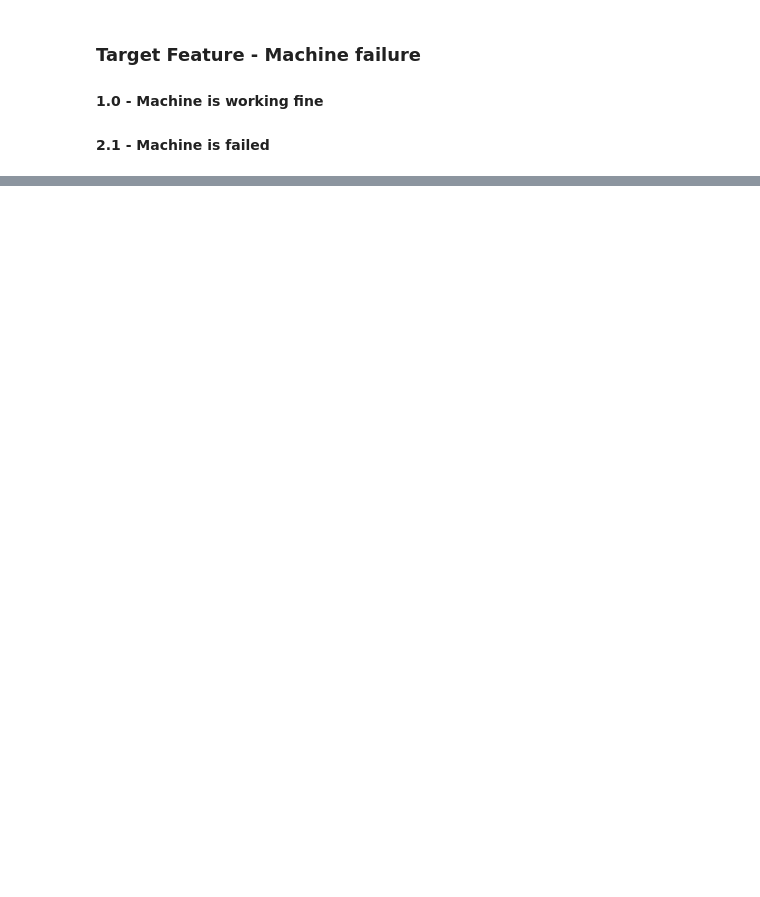
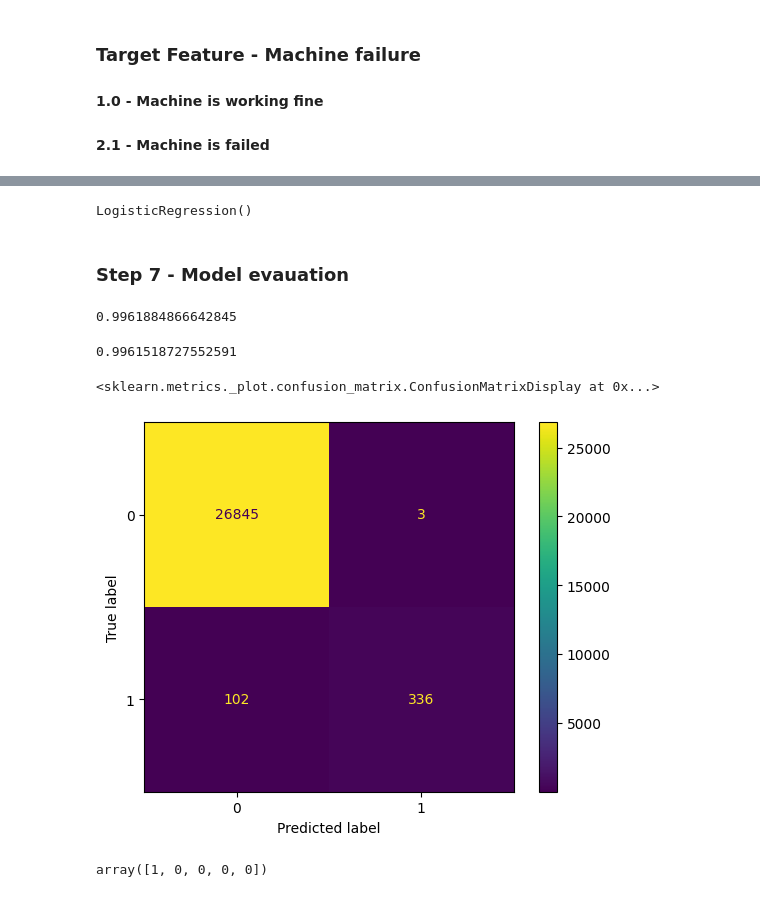
Before and after one commit to Telange/ML-Ravet-5-7-Tue-Wed, a Jupyter notebook: 15 Classification Project/15 Classification Project.ipynb, the cells around one changed output, grey strips where cells are left out. Saved outputs shown, nothing was run; the diff lists cells and outputs as text; code cells hidden in the pictures; blank space fills up the shorter version.

```diff
--- a/15 Classification Project/15 Classification Project.ipynb
+++ b/15 Classification Project/15 Classification Project.ipynb
@@ -22,0 +166,4 @@ df.head()
+# %%
+from sklearn.model_selection import train_test_split
+
+xtrain, xtest, ytrain, ytest = train_test_split(X_pre, Y, test_size=0.2, random_state=42)
@@ -22,0 +222,8 @@ df.head()
+# %%
+models = [
+    LogisticRegression(),
+    DecisionTreeClassifier(),
+    RandomForestClassifier(),
+    GradientBoostingClassifier(),
+    xgb.XGBClassifier()
+]
@@ -22,0 +260,19 @@ df.head()
+# %%
+def algo_evaluation(models: list, xtrain, ytrain, xtest, ytest):
+        # Get results for every model
+    results = []
+    for model in models:
+        res = evaluate_single_model(model, xtrain, ytrain, xtest, ytest)
+        print(res)
+        results.append(res)
+
+    # Convert the results to dataframe
+    df = pd.DataFrame(results)
+
+    # Sort the dataframe by f1_cv
+    sort_df = df.sort_values(by="f1_cv", ascending=False).reset_index(drop=True)
+
+    # Get the best model
+    best_model = df.loc[0, "model"]
+
+    return sort_df.round(4), best_model
@@ -22,0 +323,2 @@ df.head()
+# %%
+df_res, best_model = algo_evaluation(models, xtrain.values, ytrain.values, xtest.values, ytest.values)
@@ -22,0 +350,28 @@ df.head()
+# %%
+best_model
+# %% [output]
+LogisticRegression()
+# %% [markdown]
+### Step 7 - Model evauation
+# %%
+# Accuray in train
+best_model.score(xtrain, ytrain)
+# %% [output]
+0.9961884866642845
+# %%
+# Accuracy in test
+best_model.score(xtest, ytest)
+# %% [output]
+0.9961518727552591
+# %%
+from sklearn.metrics import ConfusionMatrixDisplay
+
+ConfusionMatrixDisplay.from_estimator(best_model, xtest, ytest)
+# %% [output]
+<sklearn.metrics._plot.confusion_matrix.ConfusionMatrixDisplay at 0x...>
+[figure, added]
+# %%
+ypred_test = best_model.predict(xtest)
+ypred_test[0:5]
+# %% [output]
+array([1, 0, 0, 0, 0])
```
Also changed, not shown: parts of 66 cells of this notebook, 3 other files.
